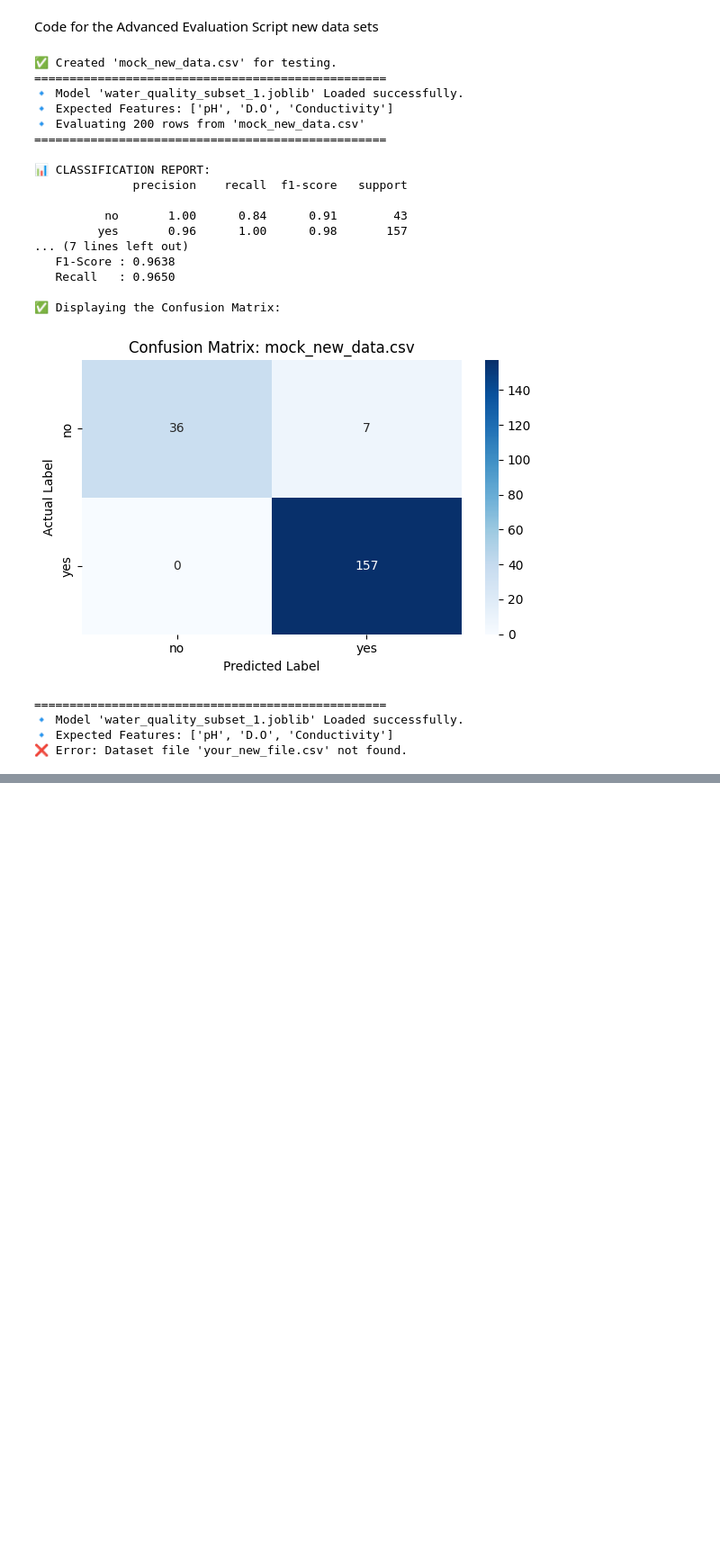
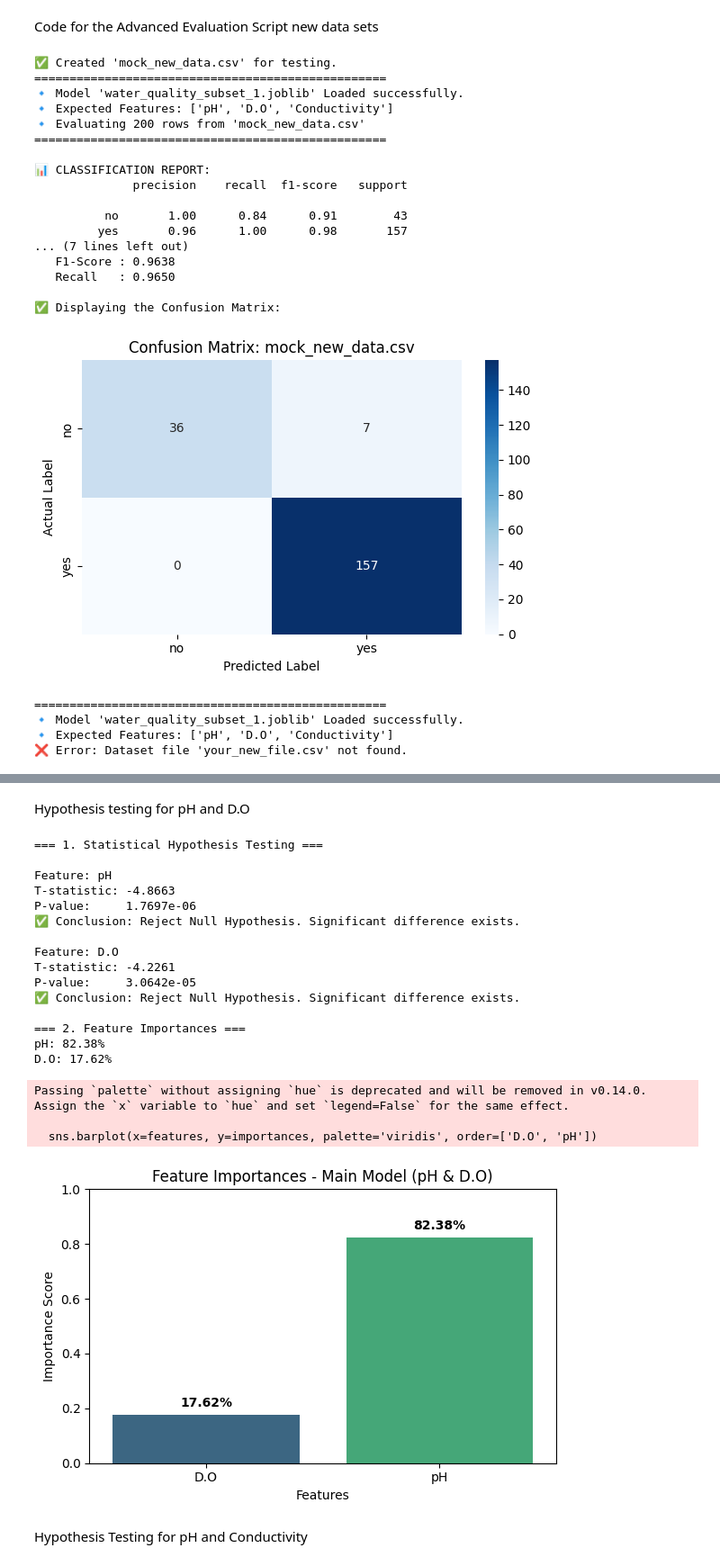
Before and after one commit to Kavi-Cs/Enhancing-Accuracy-in-Reservoir-Drinking-Water-Quality-Assessment-Using-Machine-Learning., a Jupyter notebook: TEST.ipynb, the cells around one changed output, grey strips where cells are left out. Shown at 90% size. Drawn from its saved outputs; the diff is of its cells as text; code cells hidden in the pictures; blank space fills up the shorter version.

```diff
--- a/TEST.ipynb
+++ b/TEST.ipynb
@@ -1379,0 +1416,80 @@ evaluate_new_data_advanced(
+# %% [markdown]
+Hypothesis testing for pH and D.O
+# %%
+import pandas as pd
+from scipy import stats
+from sklearn.ensemble import RandomForestClassifier
+import matplotlib.pyplot as plt
+import seaborn as sns
+
+# 1. Load Data
+df = pd.read_csv('aquaattributes.csv')
+features = ['pH', 'D.O']
+df = df.dropna(subset=features + ['class'])
+
+# --- 1. Statistical Hypothesis Testing ---
+yes_class = df[df['class'] == 'yes']
+no_class = df[df['class'] == 'no']
+
+print("=== 1. Statistical Hypothesis Testing ===")
+alpha = 0.05
+for f in features:
+    t_stat, p_val = stats.ttest_ind(yes_class[f], no_class[f], equal_var=False)
+    print(f"\nFeature: {f}")
+    print(f"T-statistic: {t_stat:.4f}")
+    print(f"P-value:     {p_val:.4e}")
+    if p_val < alpha:
+        print("✅ Conclusion: Reject Null Hypothesis. Significant difference exists.")
+    else:
+        print("❌ Conclusion: Fail to reject Null Hypothesis.")
+
+# --- 2. Feature Importances ---
+print("\n=== 2. Feature Importances ===")
+X = df[features]
+y = df['class']
+
+# Train the model
+model = RandomForestClassifier(n_estimators=100, random_state=42)
+model.fit(X, y)
+
+# Extract and print importances
+importances = model.feature_importances_
+for f, imp in zip(features, importances):
+    print(f"{f}: {imp*100:.2f}%")
+
+# Create a Plot
+plt.figure(figsize=(6, 4))
+sns.barplot(x=features, y=importances, palette='viridis', order=['D.O', 'pH'])
+plt.title('Feature Importances - Main Model (pH & D.O)')
+plt.ylabel('Importance Score')
+plt.xlabel('Features')
+plt.ylim(0, 1)
+
+# Add percentages on top of bars
+for i, v in enumerate([importances[1], importances[0]]): # Sorting order
+    plt.text(i, v + 0.02, f"{v*100:.2f}%", ha='center', va='bottom', fontweight='bold')
+
+plt.tight_layout()
+plt.show()
+# %% [output]
+=== 1. Statistical Hypothesis Testing ===
+
+Feature: pH
+T-statistic: -4.8663
+P-value:     1.7697e-06
+✅ Conclusion: Reject Null Hypothesis. Significant difference exists.
+
+Feature: D.O
+T-statistic: -4.2261
+P-value:     3.0642e-05
+✅ Conclusion: Reject Null Hypothesis. Significant difference exists.
+
+=== 2. Feature Importances ===
+pH: 82.38%
+D.O: 17.62%
+Passing `palette` without assigning `hue` is deprecated and will be removed in v0.14.0. Assign the `x` variable to `hue` and set `legend=False` for the same effect.
+
+  sns.barplot(x=features, y=importances, palette='viridis', order=['D.O', 'pH'])
+[figure, added]
+# %% [markdown]
+Hypothesis Testing for pH and Conductivity
```
Also changed, not shown: parts of 3 cells of this notebook, 1 other file.
